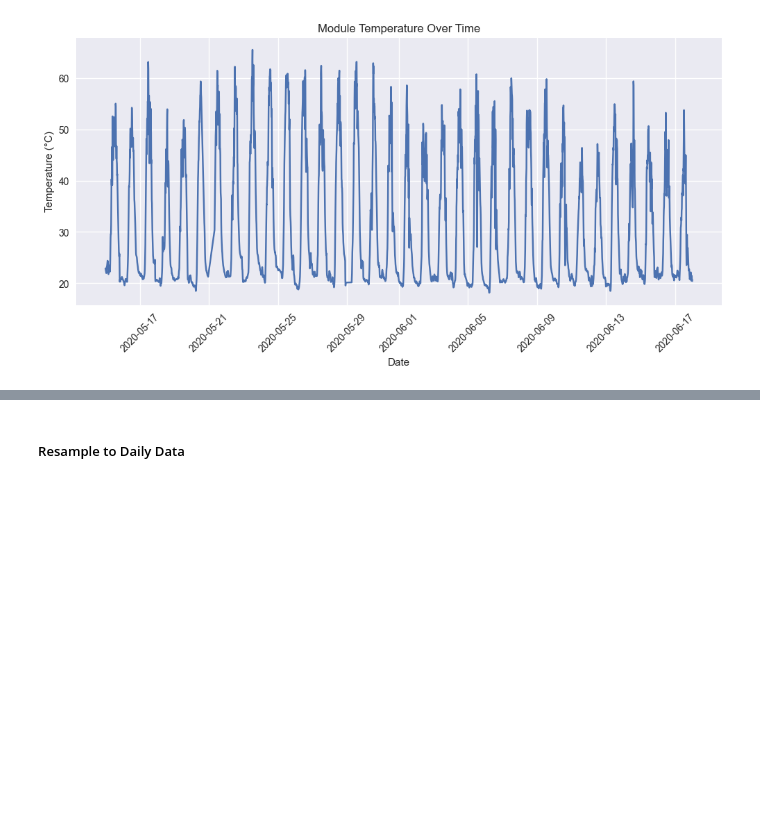
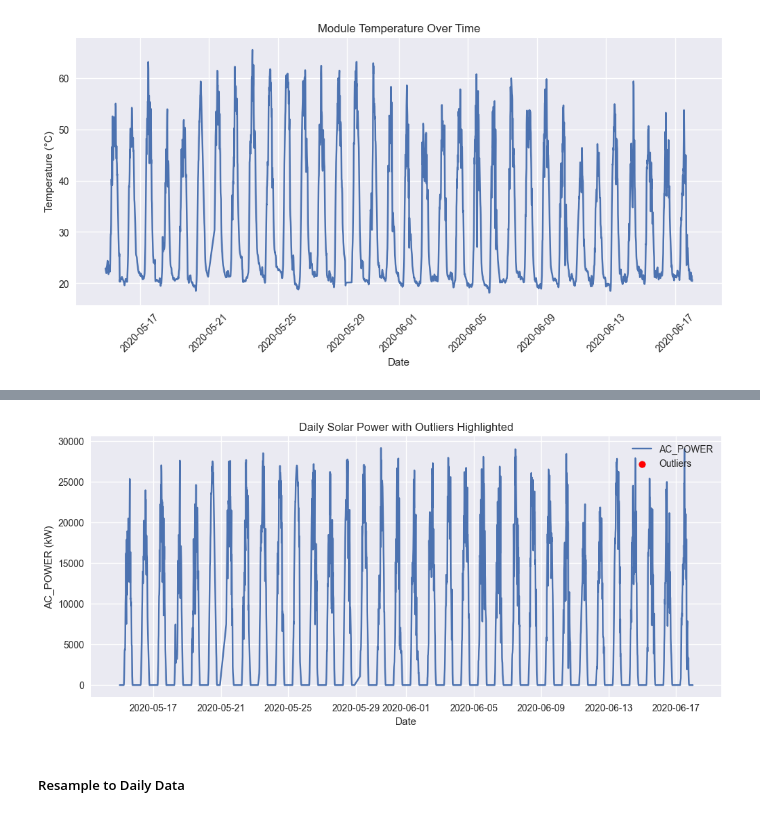
Before and after one commit to sanodyaJinadasa/Solar-Power-Generation-Forecasting, a Jupyter notebook: analysis.ipynb, the cells around one changed output, grey strips where cells are left out. Saved outputs shown, nothing was run; the diff lists cells and outputs as text; code cells hidden in the pictures; blank space fills up the shorter version.

```diff
--- a/analysis.ipynb
+++ b/analysis.ipynb
@@ -191,0 +209,16 @@ plt.show()
+# %%
+Q1 = data['AC_POWER'].quantile(0.25)
+Q3 = data['AC_POWER'].quantile(0.75)
+IQR = Q3 - Q1
+outliers = (data['AC_POWER'] < (Q1 - 1.5*IQR)) | (data['AC_POWER'] > (Q3 + 1.5*IQR))
+
+plt.figure(figsize=(12,5))
+plt.plot(data.index, data['AC_POWER'], label='AC_POWER')
+plt.scatter(data.index[outliers], data['AC_POWER'][outliers], color='red', label='Outliers')
+plt.title('Daily Solar Power with Outliers Highlighted')
+plt.xlabel('Date')
+plt.ylabel('AC_POWER (kW)')
+plt.legend()
+plt.show()
+# %% [output]
+[figure, added]
```
Also changed, not shown: parts of 3 cells of this notebook.
